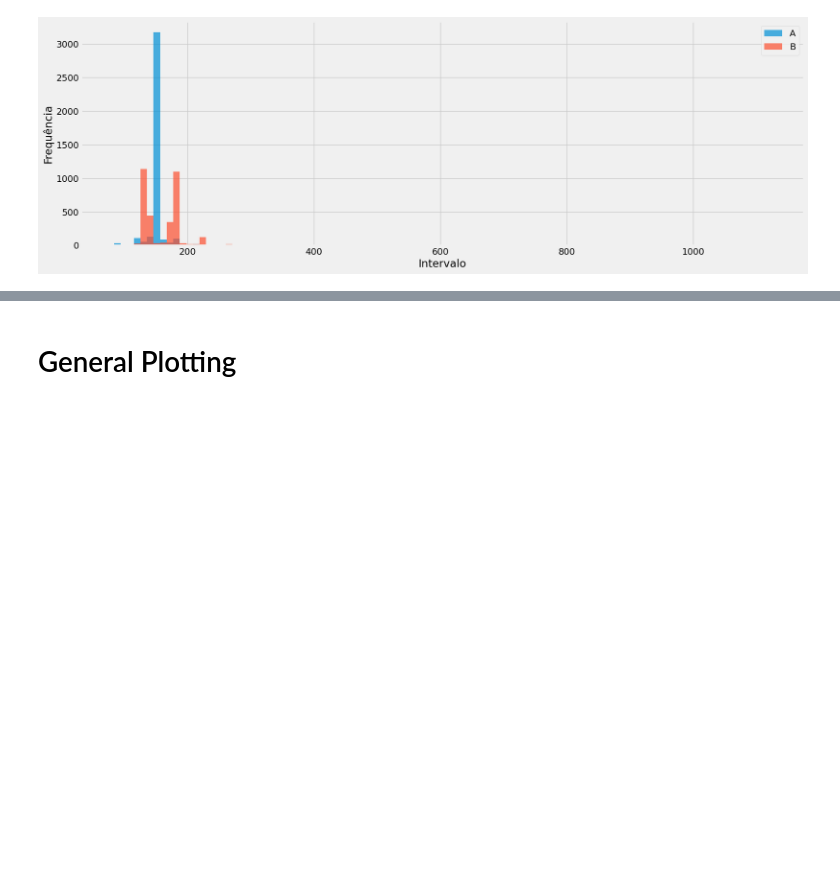
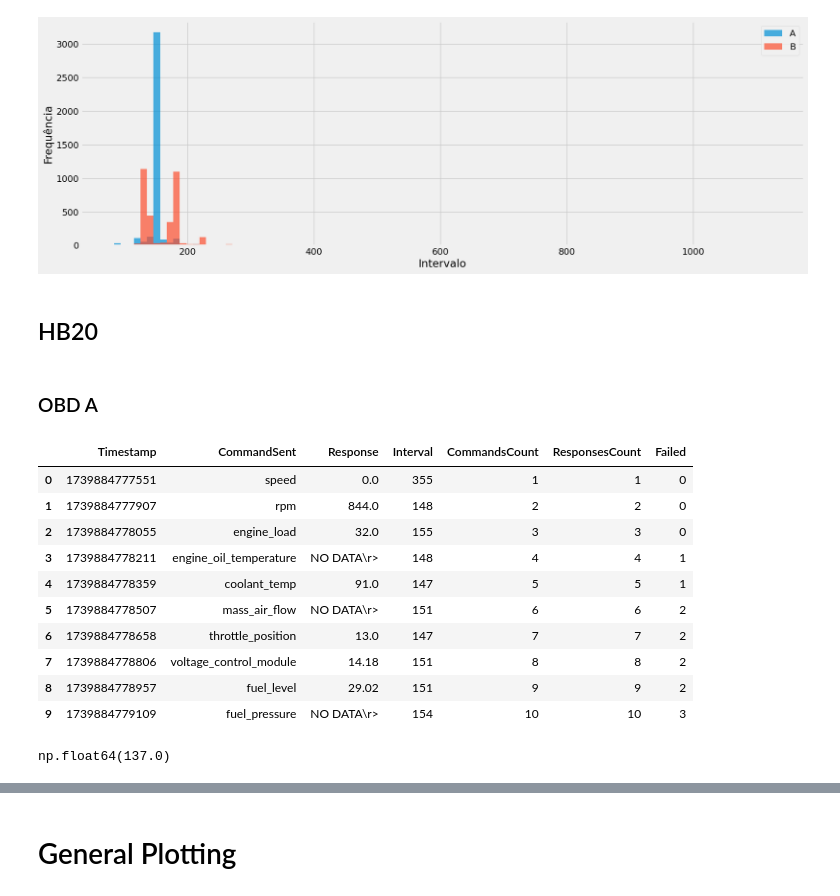
Before and after one commit to conect2ai/SBRC2025-App2Car, a Jupyter notebook: notebooks/debug.ipynb, the cells around one changed output, grey strips where cells are left out. Saved outputs shown, nothing was run; the diff lists cells and outputs as text; code cells hidden in the pictures; blank space fills up the shorter version.

```diff
--- a/notebooks/debug.ipynb
+++ b/notebooks/debug.ipynb
@@ -355,3 +355,27 @@ plt.legend(loc='upper right')
 plt.show()
 # %% [output]
 [figure]
+# %% [markdown]
+## HB20
+# %% [markdown]
+### OBD A
+# %%
+hb20_a = datasets["hb20"]["A"]["debug"]
+
+hb20_a.head(10)
+# %% [output]
+|  | Timestamp | CommandSent | Response | Interval | CommandsCount | ResponsesCount | Failed |
+| 0 | 1739884777551 | speed | 0.0 | 355 | 1 | 1 | 0 |
+| 1 | 1739884777907 | rpm | 844.0 | 148 | 2 | 2 | 0 |
+| 2 | 1739884778055 | engine_load | 32.0 | 155 | 3 | 3 | 0 |
+| 3 | 1739884778211 | engine_oil_temperature | NO DATA\r> | 148 | 4 | 4 | 1 |
+| 4 | 1739884778359 | coolant_temp | 91.0 | 147 | 5 | 5 | 1 |
+| 5 | 1739884778507 | mass_air_flow | NO DATA\r> | 151 | 6 | 6 | 2 |
+| 6 | 1739884778658 | throttle_position | 13.0 | 147 | 7 | 7 | 2 |
+| 7 | 1739884778806 | voltage_control_module | 14.18 | 151 | 8 | 8 | 2 |
+| 8 | 1739884778957 | fuel_level | 29.02 | 151 | 9 | 9 | 2 |
+| 9 | 1739884779109 | fuel_pressure | NO DATA\r> | 154 | 10 | 10 | 3 |
+# %%
+hb20_a["Interval"].median()
+# %% [output]
+np.float64(137.0)
```
Also changed, not shown: parts of 8 cells of this notebook, 1 other file.
